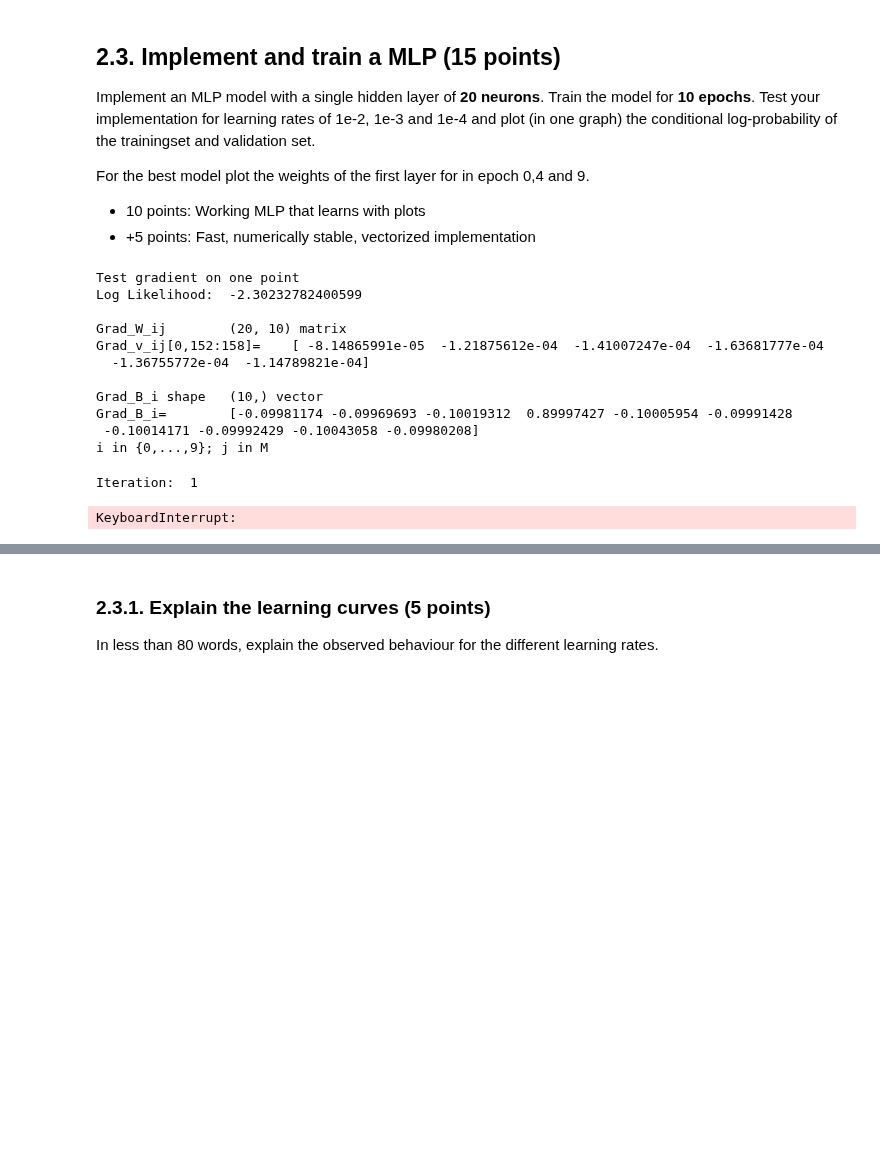
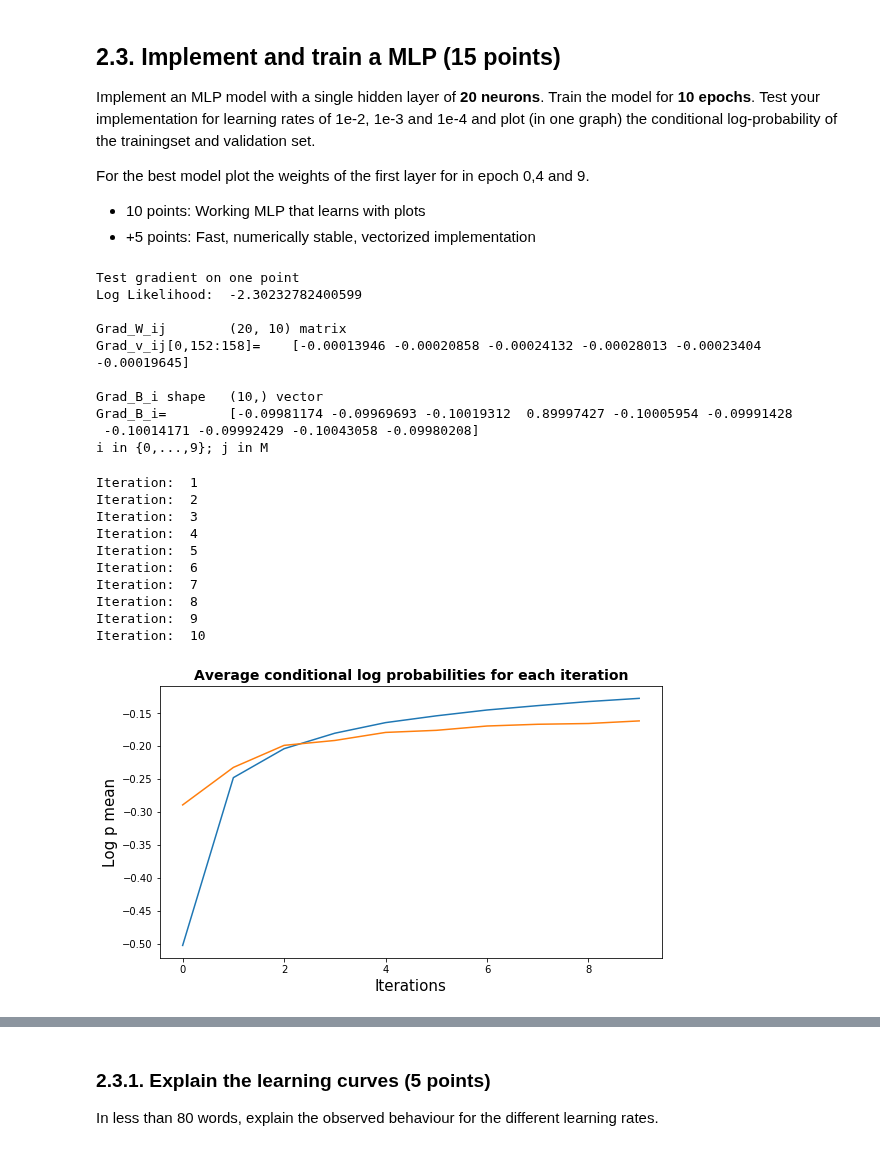
Before and after one commit to ML77777/ML1-18, a Jupyter notebook: Marvin/lab2.ipynb, the cells around one changed output, grey strips where cells are left out. Saved outputs shown, nothing was run; the diff lists cells and outputs as text; code cells hidden in the pictures; blank space fills up the shorter version.

```diff
--- a/Marvin/lab2.ipynb
+++ b/Marvin/lab2.ipynb
@@ -764,7 +774,8 @@ def MLP_gradient(x, t, w, b,v,a):
     deriv_sig = lambda a_j: sigmoid(a_j) * (1-sigmoid(a_j))
     h_function = np.vectorize(sigmoid)
     h = h_function(act_s) #Z, hidden nodes, called h here
-    #print("z",h.shape)
+
+    #print("h",h.shape)
 
     log_q = np.matmul(h,w) + b
     #print(log_q)
@@ -783,8 +794,11 @@ def MLP_gradient(x, t, w, b,v,a):
     one_hot_t[0][t] = 1
     deltaq = one_hot_t - (q/z)
     #print("delta q shape",deltaq.shape)
-    delta_h = np.matmul(deltaq,np.diag(w)) # deltaq times diagonal elements of W    #original
-    #delta_h = np.matmul(deltaq,np.transpose(w)) # deltaq times diagonal elements of W    #Test
+    #delta_h = np.matmul(deltaq,np.diag(w)) # deltaq times diagonal elements of W    #original
+    #print("delta h shape ",delta_h.shape)
+    #print("deltaq",deltaq.shape)
+    #print("w tranpose",np.transpose(w).shape)
+    delta_h = np.matmul(deltaq,np.transpose(w))         #Should be this one
     #print("delta h shape ",delta_h.shape)
 
     dL_db = deltaq
@@ -796,12 +810,19 @@ def MLP_gradient(x, t, w, b,v,a):
     h_function_deriv = np.vectorize(deriv_sig)
     h_deriv = h_function_deriv(act_s)
     #print("h_deriv shape",h_deriv.shape)
-    dL_da = np.matmul(delta_h,h_deriv)
-    #dL_da = np.matmul(delta_h,np.transpose(h_deriv))                       #Test
-    #print("dL_da",dL_da.shape)
+    #dL_da = np.matmul(delta_h,h_deriv)                                  #original
+    #print(delta_h)
+    #print(h_deriv)
+    dL_da = delta_h * h_deriv                       #Test
+    #print(dL_da)
+    #print("dL_da shape",dL_da.shape)
     #print("DL_DA:",dL_da)
-    dL_dv = np.matmul(np.transpose(x),dL_da.reshape((1,20)))
+    #dL_dv = np.matmul(np.transpose(x),dL_da.reshape((1,20)))   #original
+    #print("tarnpose x",np.transpose(x).shape)
+    #print("da",dL_da.shape)
+    dL_dv = np.matmul(np.transpose(x),dL_da)     #test
     #print("DL_DV",dL_dv) #It looks like v is only 0, probably not true, x is most of the time zero, at indices, but at some not, these are probably not visible due to dots.
+    #print("DL_DV shape",dL_dv.shape)
     #print("tranpsoe x",np.transpose(x))
     #print("dL_da",dL_da.shape)
 
@@ -809,7 +830,6 @@ def MLP_gradient(x, t, w, b,v,a):
 
 np.random.seed(123)
 w = np.random.normal(size=(20,10), scale=0.001)
-# w = np.zeros((784,10))
 b = np.zeros((10,))
 v = np.random.normal(size=(28*28,20), scale=0.001)
 a = np.zeros((20,))
@@ -837,8 +857,7 @@ Test gradient on one point
 Log Likelihood:  -2.30232782400599
 
 Grad_W_ij        (20, 10) matrix
-Grad_v_ij[0,152:158]=    [ -8.14865991e-05  -1.21875612e-04  -1.41007247e-04  -1.63681777e-04
-  -1.36755772e-04  -1.14789821e-04]
+Grad_v_ij[0,152:158]=    [-0.00013946 -0.00020858 -0.00024132 -0.00028013 -0.00023404 -0.00019645]
 
 Grad_B_i shape   (10,) vector
 Grad_B_i=        [-0.09981174 -0.09969693 -0.10019312  0.89997427 -0.10005954 -0.09991428
@@ -876,16 +895,11 @@ v = np.zeros((28*28,20))
 a = np.zeros((20,))
 
 logp_train, w, b,v,a = MLP_sgd_iter(x_train[:5], t_train[:20], w, b,v,a)
-#print(w)
-#print(b)
-#print(v)
-#print(np.sum(v))
-#print(a)
+
 
 # Plot the conditional loglikelihoods for the train and validation dataset after every iteration.
 def test_MLP(x_train, t_train, x_valid, t_valid, w, b,v,a,eta=1e-4):
     # YOUR CODE HERE
-    old_w = np.ones(w.shape)
 
     logp_train_avgs = []
     logp_valid_avgs = []
@@ -893,7 +907,6 @@ def test_MLP(x_train, t_train, x_valid, t_valid, w, b,v,a,eta=1e-4):
     while counter < 10:
 
         print('Iteration: ',counter+1)
-        old_w = w
         logp_train, w, b,v,a = MLP_sgd_iter(x_train, t_train, w, b,v,a,eta)
         logp_train_avg = logp_train/x_train.shape[0]
         logp_train_avgs.append(logp_train_avg)
@@ -901,40 +914,55 @@ def test_MLP(x_train, t_train, x_valid, t_valid, w, b,v,a,eta=1e-4):
         logp_valid_sum = 0
         for i,x_sample in enumerate(x_valid):
             x_sample = x_sample.reshape((1, 784))
             t_sample = np.array(t_valid[i],ndmin=1)
             logp_valid, grad_w, grad_b,grad_v,grad_a = MLP_gradient(x_sample,t_sample,w,b,v,a)
             logp_valid_sum += logp_valid
         logp_valid_avg = logp_valid_sum / x_valid.shape[0]
         logp_valid_avgs.append(logp_valid_avg)
         counter +=1
 
-        print("difference", numpy.linalg.norm(w-old_w))
+       # print("Logp_valid_avg", logp_valid_avg)
 
-    plt.plot(np.arange(len(logp_train_avgs)), logp_train_avgs, 'r',label="Log p on training set for each iteration")
-    plt.plot(np.arange(len(logp_train_avgs)), logp_train_avgs, 'bo',label="Datapoints of log p on training set for each iteration ")
-    plt.plot(np.arange(len(logp_valid_avgs)), logp_valid_avgs, 'g',label="Log p on validation set for each iteration")
-    plt.plot(np.arange(len(logp_valid_avgs)), logp_valid_avgs, 'mo',label="Datapoints of log p on validation set for each iteration")
+    plt.plot(np.arange(len(logp_train_avgs)), logp_train_avgs, label="Line training and lr =" +str(eta))
+    #plt.plot(np.arange(len(logp_train_avgs)), logp_train_avgs, 'o',label="Datapoints training and lr =" + str(eta))
+    plt.plot(np.arange(len(logp_valid_avgs)), logp_valid_avgs,label="Line validation and lr =" +str(eta))
+    #plt.plot(np.arange(len(logp_valid_avgs)), logp_valid_avgs,'o',label="Datapoints validation and lr =" + str(eta))
     title = "Average conditional log probabilities for each iteration"
     plt.title(title,fontsize=14,fontweight="bold")
     plt.ylabel('Log p mean',fontsize=15)
     plt.xlabel('Iterations',fontsize=15)
     #plt.legend()
     #plt.show()
 
 
     return w,b,v,a
 
-w,b,v,a = test_MLP(x_train, t_train, x_valid, t_valid, w, b,v,a)
+np.random.seed(1243)
+#w = np.zeros((20,10))
+w = np.random.normal(size=(20,10), scale=0.1)
+b = np.zeros((10,))
+v = np.random.normal(size=(28*28,20), scale=0.1)
+a = np.zeros((20,))
+w,b,v,a = test_MLP(x_train, t_train, x_valid, t_valid, w, b,v,a,1e-2)
 
 # Plot the weights of the first layer.
 
 #
 
 # YOUR CODE HERE
 #raise NotImplementedError()
 # %% [output]
 Iteration:  1
+Iteration:  2
+Iteration:  3
+Iteration:  4
+Iteration:  5
+Iteration:  6
+Iteration:  7
+Iteration:  8
+Iteration:  9
+Iteration:  10
-KeyboardInterrupt:
+[figure, added]
 # %%
 # plot the train and validation logp for all three learning rates in one figure
 
```
Also changed, not shown: parts of 11 cells of this notebook.
